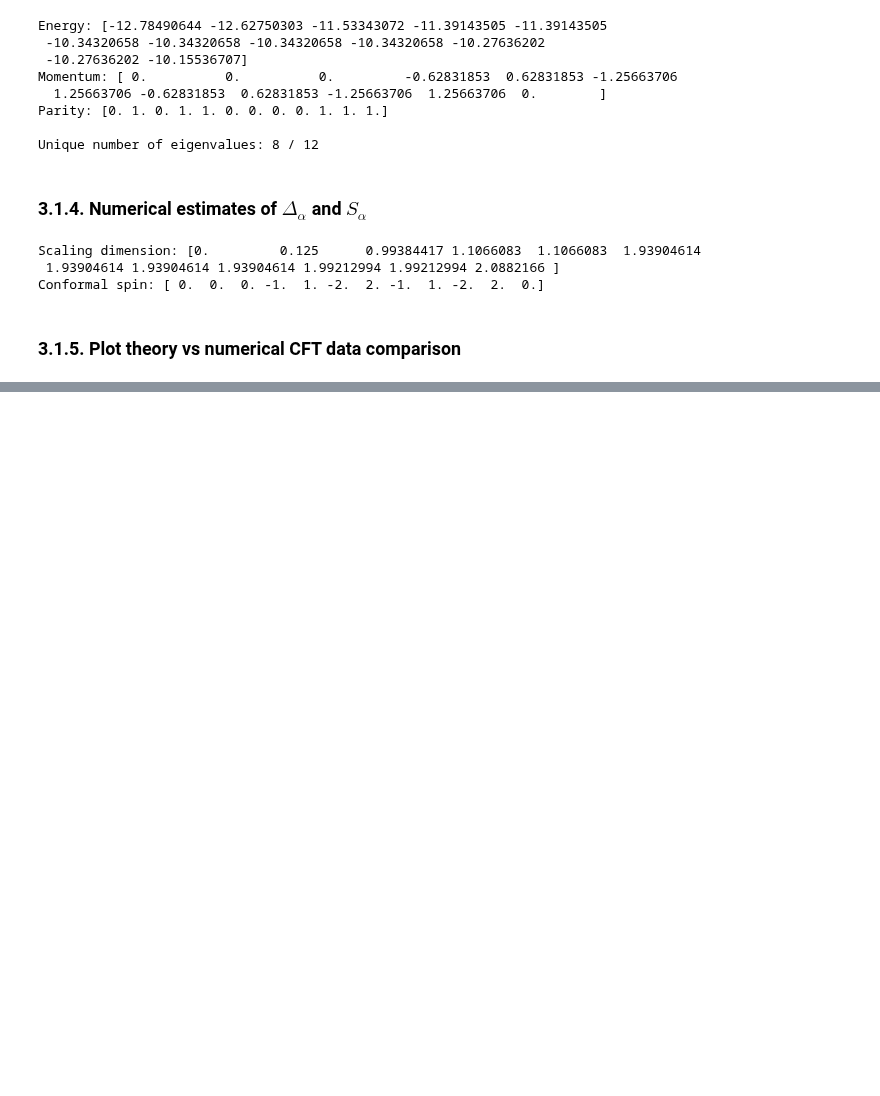
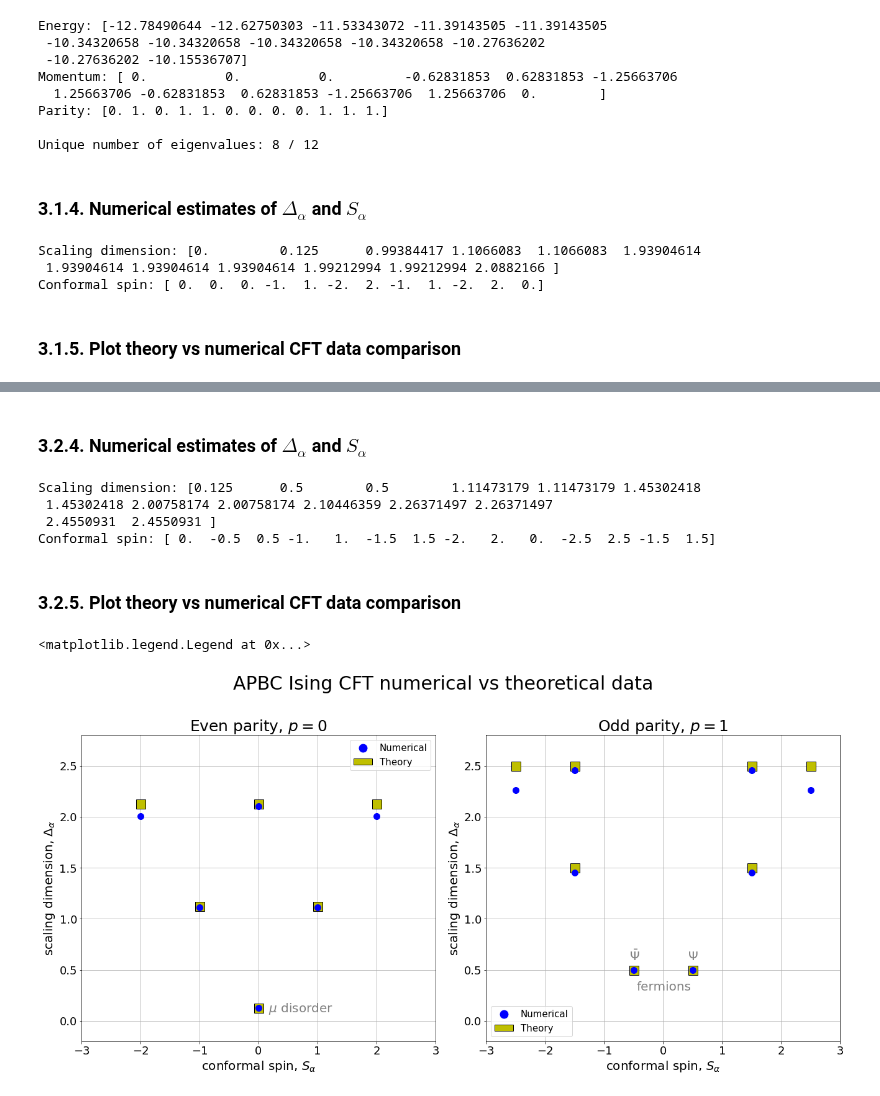
Before and after one commit to sofiagonga/many-body_entanglement_TN, a Jupyter notebook: TN_tutorial3.ipynb, the cells around one changed output, grey strips where cells are left out. Saved outputs shown, nothing was run; the diff lists cells and outputs as text; code cells hidden in the pictures; blank space fills up the shorter version.

```diff
--- a/TN_tutorial3.ipynb
+++ b/TN_tutorial3.ipynb
@@ -215,0 +245,79 @@ ax2.legend(handles=legend_elements, fontsize=15)
+# %%
+E = np.real(np.diag((Psi.conj().T).dot(H_TFIM).dot(Psi))) + 4*N #shift back
+k = np.angle(np.diag((Psi.conj().T).dot(T).dot(Psi)))
+p = np.diag((Psi.conj().T).dot(S).dot(Psi))
+p = abs(np.real(((1-p)/2).round()))
+
+#sort from smaller to largest
+ord_idx = np.argsort(E)
+E = E[ord_idx]
+k = k[ord_idx]
+p = p[ord_idx]
+# %% [markdown]
+### 3.2.4. Numerical estimates of $\Delta_{\alpha}$ and $S_{\alpha}$
+# %%
+scaling_dim = (3/8)*(E-E[0])/(E[1]-E[0]) + 1/8
+conf_spin = k/(2*np.pi)*N
+
+print('Scaling dimension: %s \nConformal spin: %s' %(scaling_dim, conf_spin))
+# %% [output]
+Scaling dimension: [0.125      0.5        0.5        1.11473179 1.11473179 1.45302418
+ 1.45302418 2.00758174 2.00758174 2.10446359 2.26371497 2.26371497
+ 2.4550931  2.4550931 ]
+Conformal spin: [ 0.  -0.5  0.5 -1.   1.  -1.5  1.5 -2.   2.   0.  -2.5  2.5 -1.5  1.5]
+# %% [markdown]
+### 3.2.5. Plot theory vs numerical CFT data comparison
+# %%
+th_scaling_dim = [1/8, 1/2, 1/2, 1+1/8, 1+1/8, 1+1/2, 1+1/2, 2+1/8, 2+1/8, 2+1/8, 2+1/2, 2+1/2, 2+1/2, 2+1/2]
+th_parity = [0, 1, 1, 0, 0, 1, 1, 0, 0, 0, 1, 1, 1, 1]
+th_conf_spin = [0, -0.5, 0.5, -1, 1, -1.5, 1.5, -2, 2, 0, -2.5, 2.5, -1.5,  1.5]
+# %%
+import matplotlib.pyplot as plt
+
+fig, (ax1, ax2) = plt.subplots(1, 2, layout="constrained", figsize=(18, 9))
+fig.suptitle('APBC Ising CFT numerical vs theoretical data\n', fontsize=30)
+ax1.set_xlabel(r"conformal spin, $S_{\alpha}$", fontsize=20)
+ax2.set_xlabel(r"conformal spin, $S_{\alpha}$", fontsize=20)
+ax1.set_ylabel(r"scaling dimension, $\Delta_{\alpha}$", fontsize=20)
+ax2.set_ylabel(r"scaling dimension, $\Delta_{\alpha}$", fontsize=20)
+ax1.set_title(r'Even parity, $p=0$', fontsize=25)
+ax2.set_title(r'Odd parity, $p=1$', fontsize=25)
+ax1.tick_params(axis='both', labelsize=18)
+ax2.tick_params(axis='both', labelsize=18)
+ax1.grid()
+ax2.grid()
+ax1.set_xlim([-3, 3])
+ax2.set_xlim([-3, 3])
+ax1.set_ylim([-0.2, 2.8])
+ax2.set_ylim([-0.2, 2.8])
+ax1.text(0.17,0.09,r"$\mu$ disorder", fontsize=20, color='grey')
+ax2.text(0.42,0.6,r"$\Psi$", fontsize=20, color='grey')
+ax2.text(-0.57,0.6,r"$\bar{\Psi}$", fontsize=20, color='grey')
+ax2.text(-0.45,0.3,"fermions", fontsize=20, color='grey')
+
+for i in range(len(th_parity)):
+    if th_parity[i] == 0:
+        ax1.plot(th_conf_spin[i], th_scaling_dim[i], marker = "s", color = "y", markeredgecolor= "black", ms=15)
+    elif th_parity[i] == 1:
+        ax2.plot(th_conf_spin[i], th_scaling_dim[i], marker = "s", color = "y", markeredgecolor= "black", ms=15)
+
+
+for i in range(num_states):
+    if p[i] == 0:
+        ax1.plot(conf_spin[i], scaling_dim[i], marker = "o", color = "b", ms=10)
+    elif p[i] == 1:
+        ax2.plot(conf_spin[i], scaling_dim[i], marker = "o", color = "b", ms=10)
+
+from matplotlib.lines import Line2D
+from matplotlib.patches import Patch
+legend_elements = [Line2D([0], [0], marker='o', color='w', label='Numerical',
+                          markerfacecolor='b', markersize=15),
+                   Patch(facecolor='y', edgecolor='black',
+                         label='Theory')]
+
+
+ax1.legend(handles=legend_elements, fontsize=15)
+ax2.legend(handles=legend_elements, fontsize=15)
+# %% [output]
+<matplotlib.legend.Legend at 0x...>
+[figure, added]
```
Also changed, not shown: parts of 15 cells of this notebook.
